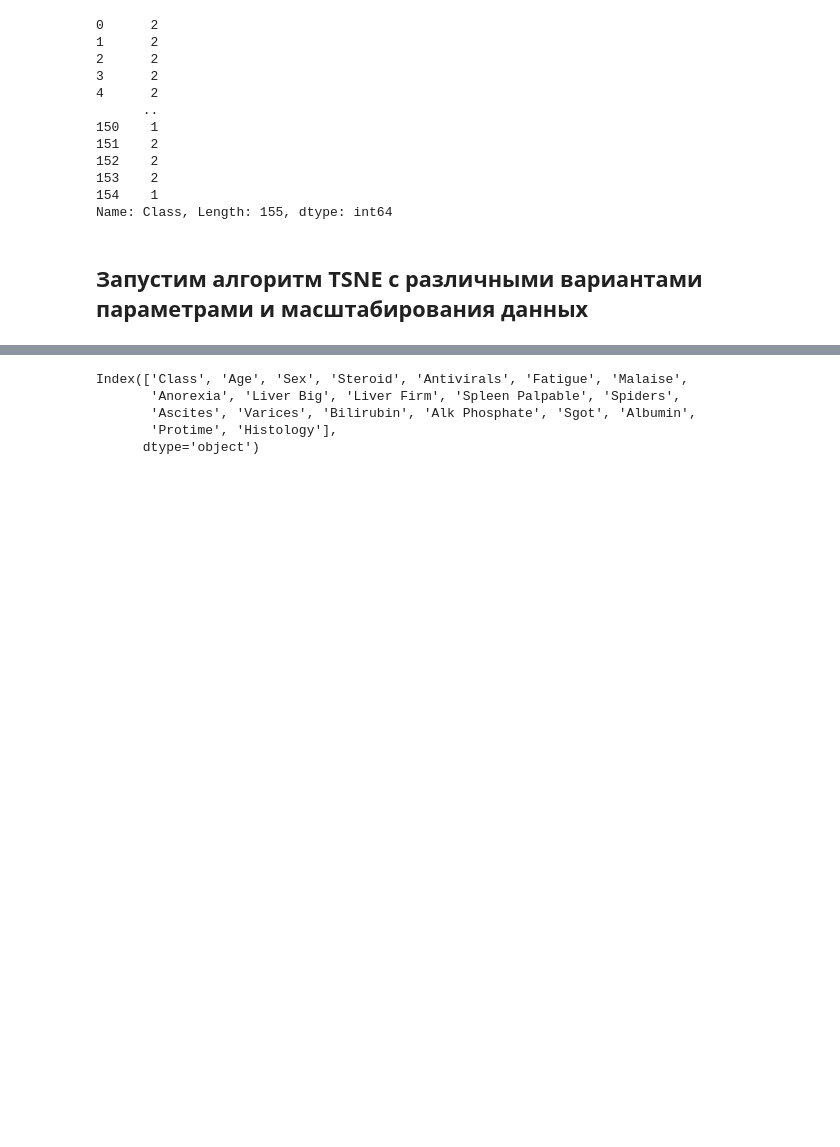
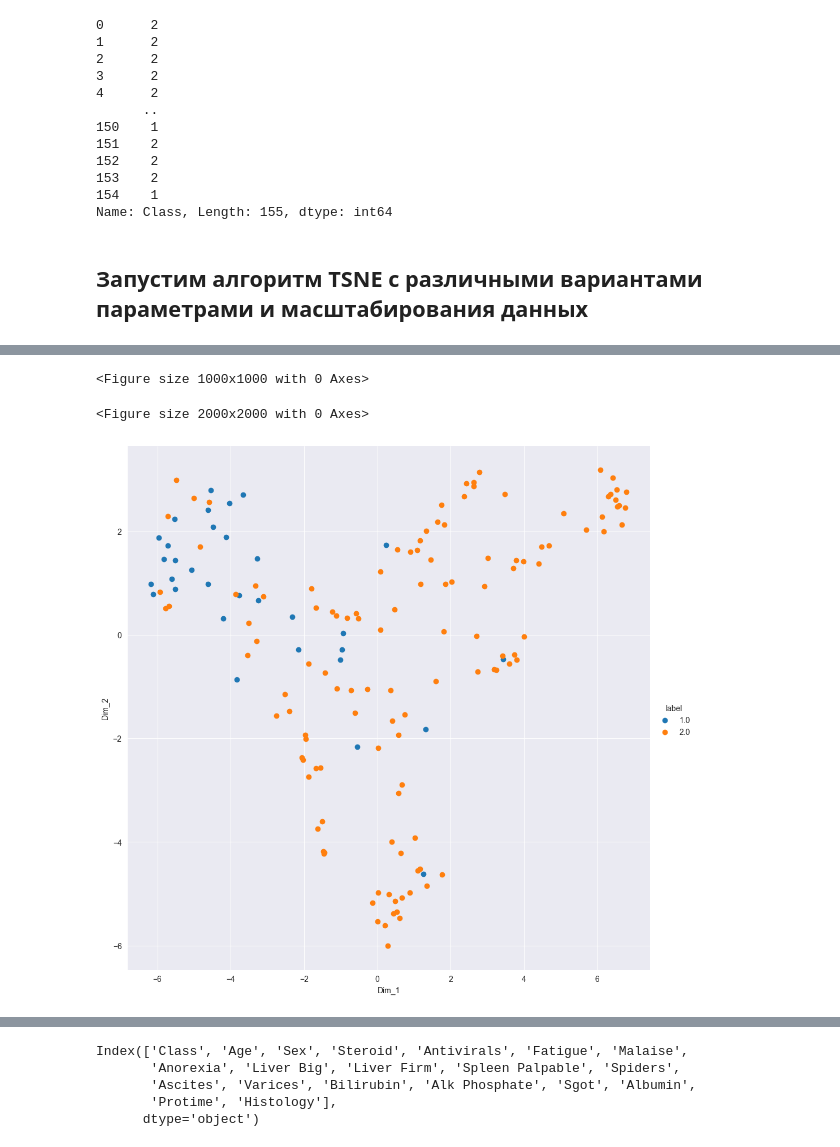
Before and after one commit to FuseII/intelligent_systems, a Jupyter notebook: lab_3_4/dimension_reduce/hepatitis.ipynb, the cells around one changed output, grey strips where cells are left out. Saved outputs shown, nothing was run; the diff lists cells and outputs as text; code cells hidden in the pictures; blank space fills up the shorter version.

```diff
--- a/lab_3_4/dimension_reduce/hepatitis.ipynb
+++ b/lab_3_4/dimension_reduce/hepatitis.ipynb
@@ -505,0 +543,9 @@ plot_umap(X=X_umap, umap_kwargs=umap_kwargs, save=False,
+# %%
+pacmap_kwargs = {'n_components':2, 'n_neighbors':10, 'MN_ratio':0.5, 'FP_ratio':2.0}
+X_pacmap = StandardScaler().fit_transform(hepatitis_features)
+plot_pacmap(X=X_pacmap, pacmap_kwargs=pacmap_kwargs, save=False,
+          title="UMAP 2-Dimensional representation of the 3-Dimensional feature space")
+# %% [output]
+<Figure size 1000x1000 with 0 Axes>
+<Figure size 2000x2000 with 0 Axes>
+[figure, added]
```
Also changed, not shown: parts of 30 cells of this notebook, 1 other file.
